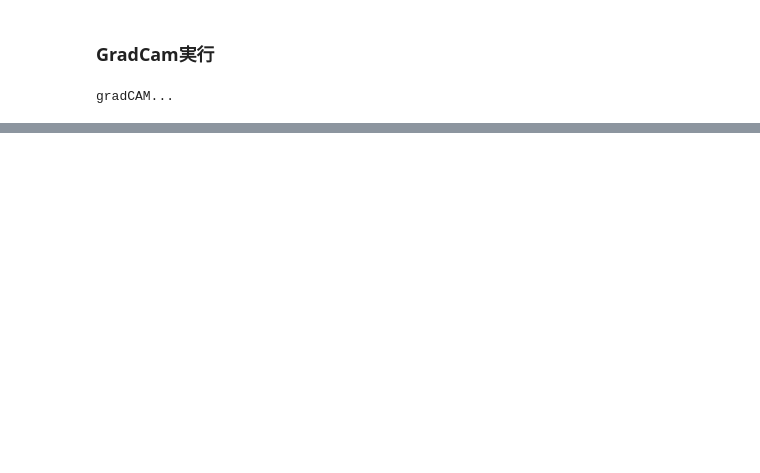
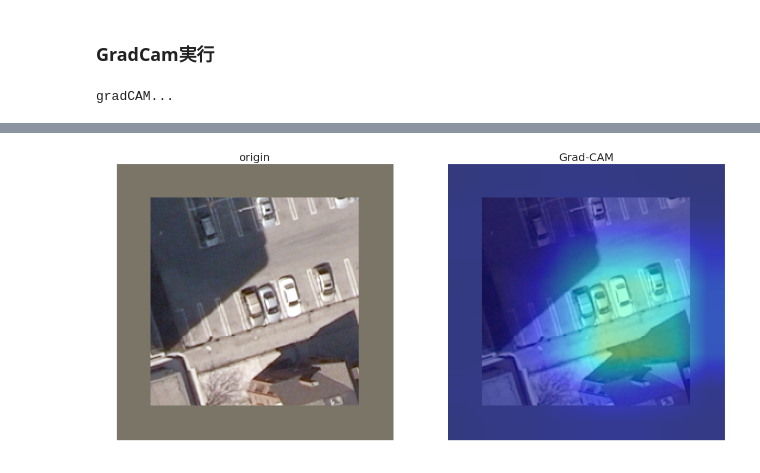
Before and after one commit to OkamotoTaiga/cowc, a Jupyter notebook: Classification/src/Grad-CAM.ipynb, the cells around one changed output, grey strips where cells are left out. Saved outputs shown, nothing was run; the diff lists cells and outputs as text; code cells hidden in the pictures; blank space fills up the shorter version.

```diff
--- a/Classification/src/Grad-CAM.ipynb
+++ b/Classification/src/Grad-CAM.ipynb
@@ -212,0 +231,15 @@ plt.colorbar()
+# %%
+plt.figure(figsize=(20,15))
+#plt.suptitle('Test Scene', fontsize=22)
+plt.subplot(1,2,1)
+plt.imshow(img)
+plt.axis('off')
+plt.title('origin',fontsize=20)
+
+plt.subplot(1,2,2)
+plt.imshow(img_r)
+plt.axis('off')
+plt.title('Grad-CAM',fontsize=20)
+plt.show()
+# %% [output]
+[figure, added]
```
Also changed, not shown: parts of 4 cells of this notebook.
